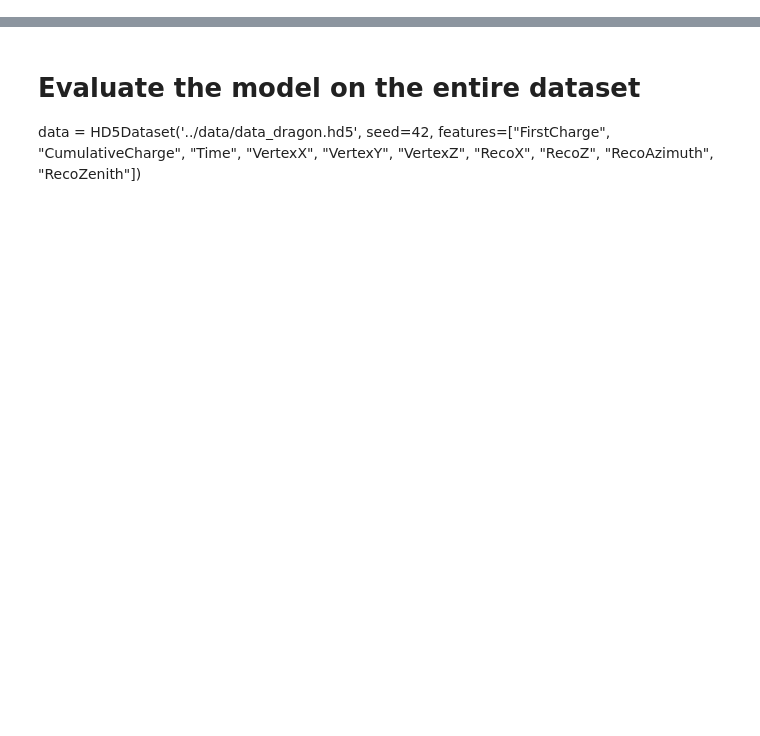
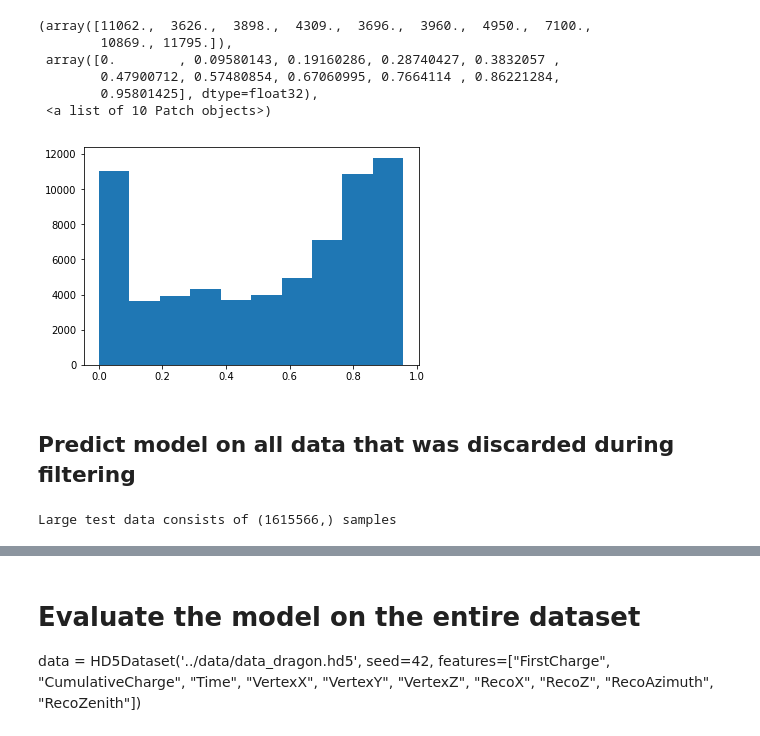
Before and after one commit to ruian1/NuIntClassification, a Jupyter notebook: baselines.ipynb, the cells around one changed output, grey strips where cells are left out. Drawn from its saved outputs; the diff is of its cells as text; code cells hidden in the pictures; blank space fills up the shorter version.

```diff
--- a/baselines.ipynb
+++ b/baselines.ipynb
@@ -10,0 +15,5 @@ from collections import defaultdict
+# %%
+with open(f'training/{model_idx}/config.json') as f:
+    config = json.load(f)
+data = util.dataset_from_config(config)
+model = util.model_from_config(config)
@@ -10,0 +31,9 @@ from collections import defaultdict
+# %%
+# Predict on one batch such that the model gets built and then load weights
+batch_size = config['training']['batch_size']
+for X, y in data.get_batches(batch_size=batch_size, dataset='test'):
+    break
+model.predict_on_batch(X)
+model.load_weights(f'training/{model_idx}/model_weights.h5')
+logits_model = model.predict_generator(data.get_batches(batch_size=batch_size, dataset='test'),
+                       steps=int(np.ceil(data.size(dataset='test') / batch_size)), verbose=1)
@@ -10,0 +48,21 @@ from collections import defaultdict
+# %%
+y_model = (logits_model >= .5).astype(np.int).flatten()
+plt.hist(logits_model)
+# %% [output]
+(array([11062.,  3626.,  3898.,  4309.,  3696.,  3960.,  4950.,  7100.,
+        10869., 11795.]),
+ array([0.        , 0.09580143, 0.19160286, 0.28740427, 0.3832057 ,
+        0.47900712, 0.57480854, 0.67060995, 0.7664114 , 0.86221284,
+        0.95801425], dtype=float32),
+ <a list of 10 Patch objects>)
+[figure, added]
+# %% [markdown]
+## Predict model on all data that was discarded during filtering
+# %%
+large_data_mask = np.ones(data.targets.shape).astype(np.bool)
+large_data_mask[data._get_idx('train')] = False
+large_data_mask[data._get_idx('val')] = False
+large_data_idx = np.where(large_data_mask)[0]
+print(f'Large test data consists of {large_data_idx.shape} samples')
+# %% [output]
+Large test data consists of (1615566,) samples
```
Also changed, not shown: parts of 38 cells of this notebook, 1 other file.
